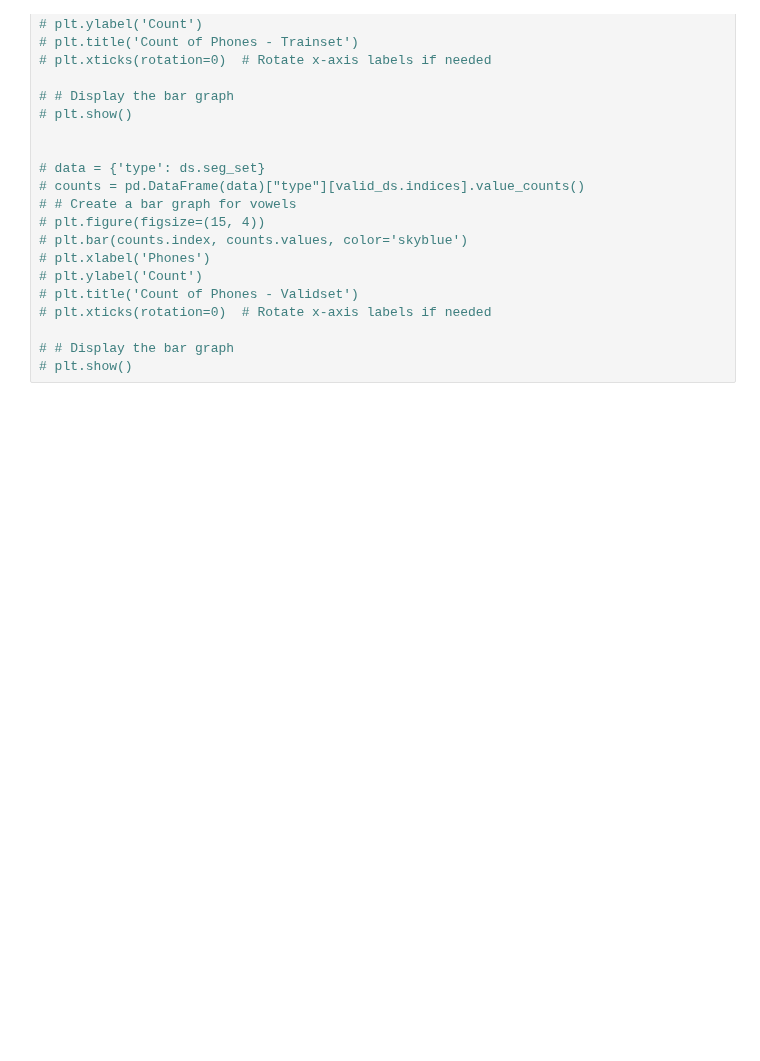
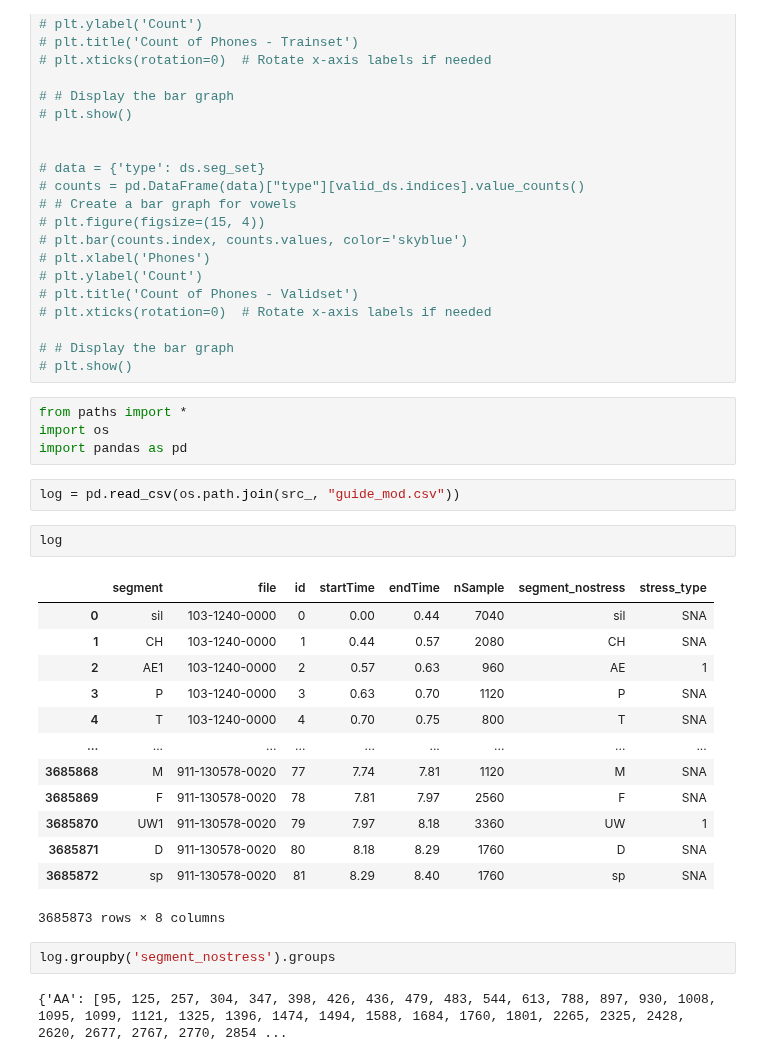
Before and after one commit to Frankalexej/lffl, a Jupyter notebook: try.ipynb, the cells around one changed output. Saved outputs shown, nothing was run; the diff lists cells and outputs as text; blank space fills up the shorter version.

```diff
--- a/try.ipynb
+++ b/try.ipynb
@@ -216,3 +216,29 @@ tensor([8, 4, 0, 4, 4])
 
 # # Display the bar graph
 # plt.show()
+# %%
+from paths import *
+import os
+import pandas as pd
+# %%
+log = pd.read_csv(os.path.join(src_, "guide_mod.csv"))
+# %%
+log
+# %% [output]
+|  | segment | file | id | startTime | endTime | nSample | segment_nostress | stress_type |
+| 0 | sil | 103-1240-0000 | 0 | 0.00 | 0.44 | 7040 | sil | SNA |
+| 1 | CH | 103-1240-0000 | 1 | 0.44 | 0.57 | 2080 | CH | SNA |
+| 2 | AE1 | 103-1240-0000 | 2 | 0.57 | 0.63 | 960 | AE | 1 |
+| 3 | P | 103-1240-0000 | 3 | 0.63 | 0.70 | 1120 | P | SNA |
+| 4 | T | 103-1240-0000 | 4 | 0.70 | 0.75 | 800 | T | SNA |
+| ... | ... | ... | ... | ... | ... | ... | ... | ... |
+| 3685868 | M | 911-130578-0020 | 77 | 7.74 | 7.81 | 1120 | M | SNA |
+| 3685869 | F | 911-130578-0020 | 78 | 7.81 | 7.97 | 2560 | F | SNA |
+| 3685870 | UW1 | 911-130578-0020 | 79 | 7.97 | 8.18 | 3360 | UW | 1 |
+| 3685871 | D | 911-130578-0020 | 80 | 8.18 | 8.29 | 1760 | D | SNA |
+| 3685872 | sp | 911-130578-0020 | 81 | 8.29 | 8.40 | 1760 | sp | SNA |
+3685873 rows × 8 columns
+# %%
+log.groupby('segment_nostress').groups
+# %% [output]
+{'AA': [95, 125, 257, 304, 347, 398, 426, 436, 479, 483, 544, 613, 788, 897, 930, 1008, 1095, 1099, 1121, 1325, 1396, 1474, 1494, 1588, 1684, 1760, 1801, 2265, 2325, 2428, 2620, 2677, 2767, 2770, 2854 ...
```
Also changed, not shown: 9 other files.
